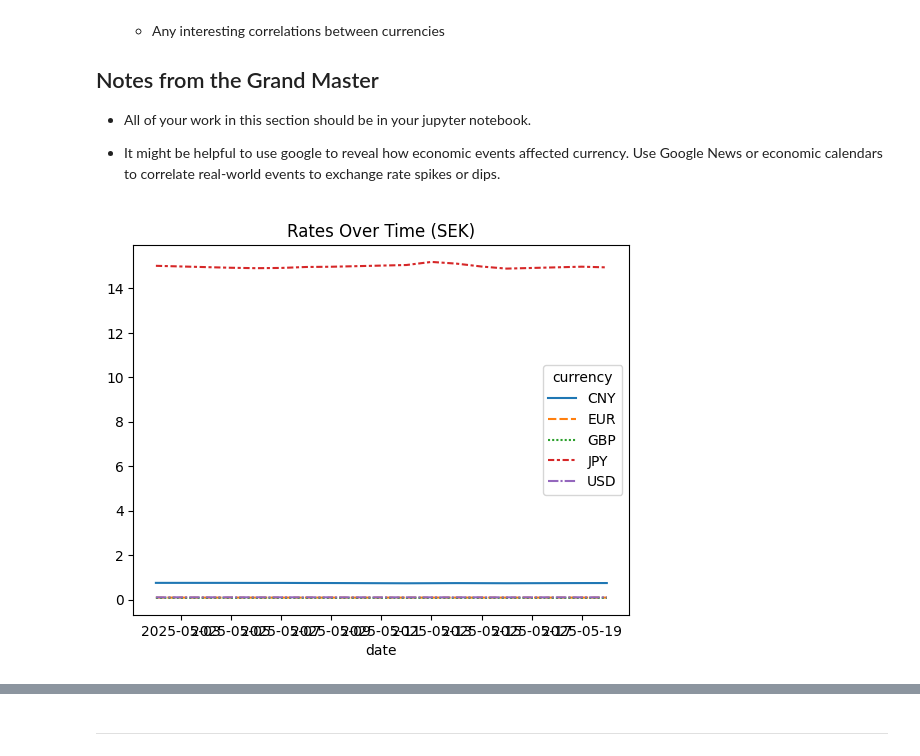
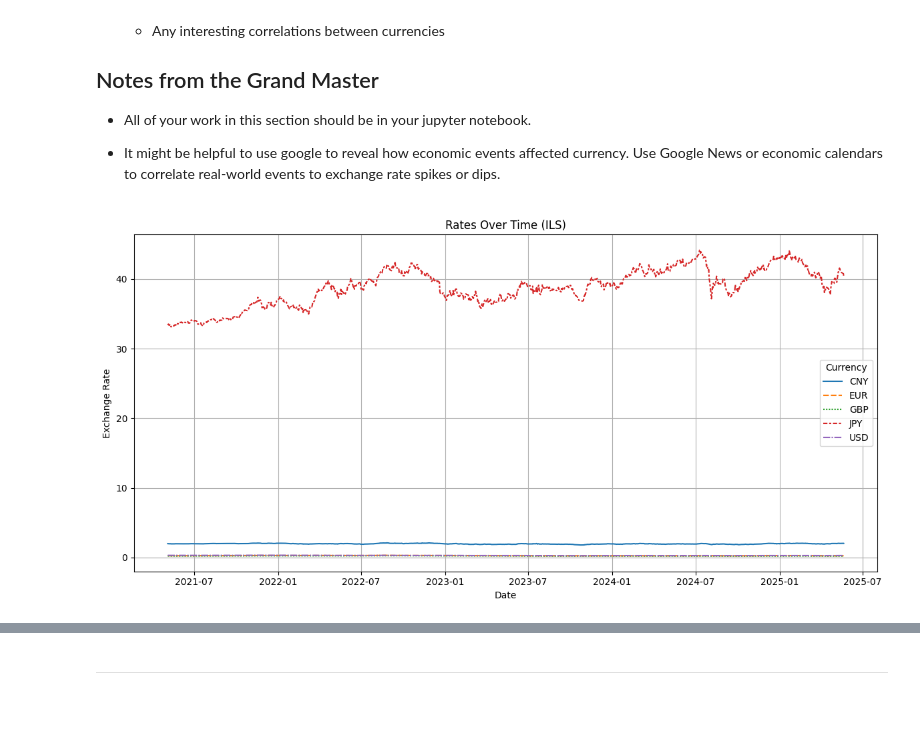
Before and after one commit to ETE4990-S25/homeworkfolder-andrewm3412, a Jupyter notebook: takeHome_2025_05_10.ipynb, the cells around one changed output, grey strips where cells are left out. Saved outputs shown, nothing was run; the diff lists cells and outputs as text; code cells hidden in the pictures; blank space fills up the shorter version.

```diff
--- a/takeHome_2025_05_10.ipynb
+++ b/takeHome_2025_05_10.ipynb
@@ -196,28 +199,27 @@ Perform Exploratory Data Analysis (EDA) on the dataset you collected in Quest 1.
 # %%
 import json, pandas as pd, seaborn as sns, matplotlib.pyplot as plt
 from glob import glob
-import numpy as np
 
 def run_quest2():
     # load & flatten
-    files = glob("data/SEK/*.json")
+    files = glob("data/ILS/*.json")
 
-    #check id any JSON files were found
+     # Check if any JSON files were found
     if not files:
-        print("No JSON files found. Ensure quest1 is complted")
+        print("No JSON files found . Ensure quest 1 is completed")
         return
 
-    #Attempt to load the base currency from the first file
+    # Attempt to load the base currency from the first file
     try:
         base = json.load(open(files[0]))["channel"]["baseCurrency"]
-    except(json.JSONDecodeError,KeyError) as e:
-        print(f"Error loading base currecny: {e}")
+    except (json.JSONDecodeError, KeyError) as e:
+        print(f"Error loading base currency: {e}")
         return
 
     # Initialize a list to store flattened currency records
     records  = []
     for f in files:
-        ch    = json.load(open(f))["channel"]
+        ch  = json.load(open(f))["channel"]
         date  = pd.to_datetime(ch["pubDate"].split(",")[-1].strip())
         items = ch["item"] if isinstance(ch["item"], list) else [ch["item"]]
         records += [
@@ -226,60 +228,100 @@ def run_quest2():
     ]
 
     if not records:
-        print("No valid curecny found")
+        print("No valid currency found")
         return
 
-    # create a DataFrame, pivot it to have  dates as index and currencies as columns, and sort by date
-    df = pd.DataFrame(records, columns=["date","currency","rate"]) \
-        .pivot_table(index="date", columns="currency", values="rate", aggfunc="mean").sort_index()
+    # Create a DataFrame, pivot it to have dates as index and currencies as columns, and sort by date
+    df = pd.DataFrame(records, columns= ["date","currency", "rate"])\
+        .pivot_table(index= "date", columns="currency", values ="rate", aggfunc="mean").sort_index()
+
 
     # 1) trend
+    plt.figure(figsize=(12,6))
     sns.lineplot(data=df)
     plt.title(f"Rates Over Time ({base})")
+    plt.xlabel("Date")
+    plt.ylabel("Exchange Rate")
+    plt.legend(title = "Currency")
+    plt.grid(True)
+    plt.tight_layout()
     plt.show()
 
     # 2) volatility
     ret = df.pct_change()
+    plt.figure(figsize=(12,6))
     sns.lineplot(data=ret.rolling(365).std())
     plt.title("Rolling Volatility")
+    plt.xlabel("Date")
+    plt.ylabel("Rolling Std. Dev")
+    plt.grid(True)
+    plt.tight_layout()
+    plt.show()
     plt.show()
 
-    #calculation for observation variables
+    # 3) boxplot of daily returns
+    plt.figure(figsize=(12,6))
+    sns.lineplot(data=df)
+    plt.title(f"Distribution of Daily Return")
+    plt.xlabel("Daily % Change")
+    plt.ylabel("Exchange Rate")
+    plt.grid(True)
+    plt.tight_layout()
+    plt.show()
+
+    # Pairplot of return correlations
+    sns.pairplot(ret.dropna())
+    plt.suptitle("pairwise Relationship between Currency returns", y = 1.02)
+
+    # Calculations for observation variables
     vol = ret.std()
 
     most_stable = vol.idxmin()
     least_stable = vol.idxmax()
 
     corr_matrix = ret.corr()
     corr_series = corr_matrix.unstack()
-    unique_corr = corr_series[corr_series.index.get_level_values(0)< corr_series.index.get_level_values(1)]
+    unique_corr = corr_series[corr_series.index.get_level_values(0) < corr_series.index.get_level_values(1)]
 
     min_corr_pair = unique_corr.idxmin()
     min_corr = unique_corr.min()
-    min_a, min_b = min_corr_pair[0], min_corr_pair[1]
+    min_a, min_b = min_corr_pair
 
     max_corr_pair = unique_corr.idxmax()
     max_corr = unique_corr.max()
-    max_a, max_b = max_corr_pair[0], max_corr_pair[1]
+    max_a, max_b = max_corr_pair
 
-
-    # 3) correlation
-    sns.heatmap(ret.corr(), annot=True)
+    # 4) correlation
+    plt.figure(figsize=(8,6))
+    sns.heatmap(ret.corr(), annot=True, cmap= "coolwarm")
     plt.title("Correlation of Returns")
+    plt.tight_layout()
     plt.show()
 
-    # log observations to TXT
-    lines = []
-    lines.append(f"base currency: {base}\n")
-    lines.append(f"least volatile: {most_stable} (σ={vol[most_stable]:.4f})")
-    lines.append(f"Most volatile: {least_stable} (σ={vol[least_stable]:.4f}")
-    lines.append("correlations:")
-    lines.append(f"Highest: {max_a} & {max_b} = {max_corr:.2f}")
-    lines.append(f"Lowest: {min_a} & {min_b} = {min_corr:.2f}\n")
+    # 5) print observation
+    print("Observation:")
+    print(f"Base currrency: {base}")
+    print(f"Least volatile: {most_stable} (σ={vol[most_stable]:.4f})")
+    print(f"Most volatile:  {least_stable}(σ={vol[least_stable]:.4f})")
+    print("\nCorrelations: ")
+    print(f"Highest correlation: {max_a} & {max_b} = {max_corr:.2f}")
+    print(f"Lowest correlation:{min_a} & {min_b} = {min_corr:.2f}\n")
+
+    # saves to txt
+    lines = [
+        f"Base currency: {base}\n",
+        f"Least volatile:  {most_stable} (σ={vol[most_stable]:.4f})",
+        f"Most volatile:   {least_stable} (σ={vol[least_stable]:.4f})\n",
+        "Correlations:",
+        f"Highest: {max_a} & {max_b} = {max_corr:.2f}",
+        f"Lowest:  {min_a} & {min_b} = {min_corr:.2f}\n"
+
+    ]
+
     with open("quest_observations.txt", "w", encoding="utf-8") as f:
         f.write("\n".join(lines))
 
 if __name__ == "__main__":
     run_quest2()
 # %% [output]
-[figure, old version]
+[figure, new version]
```
Also changed, not shown: parts of 3 cells of this notebook.
